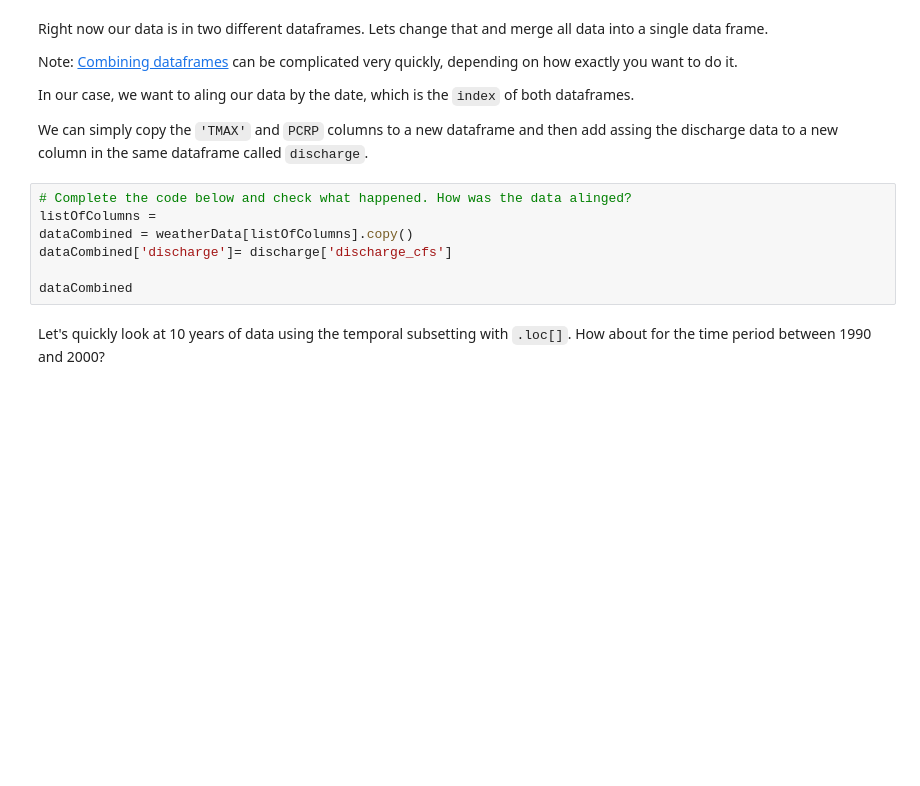
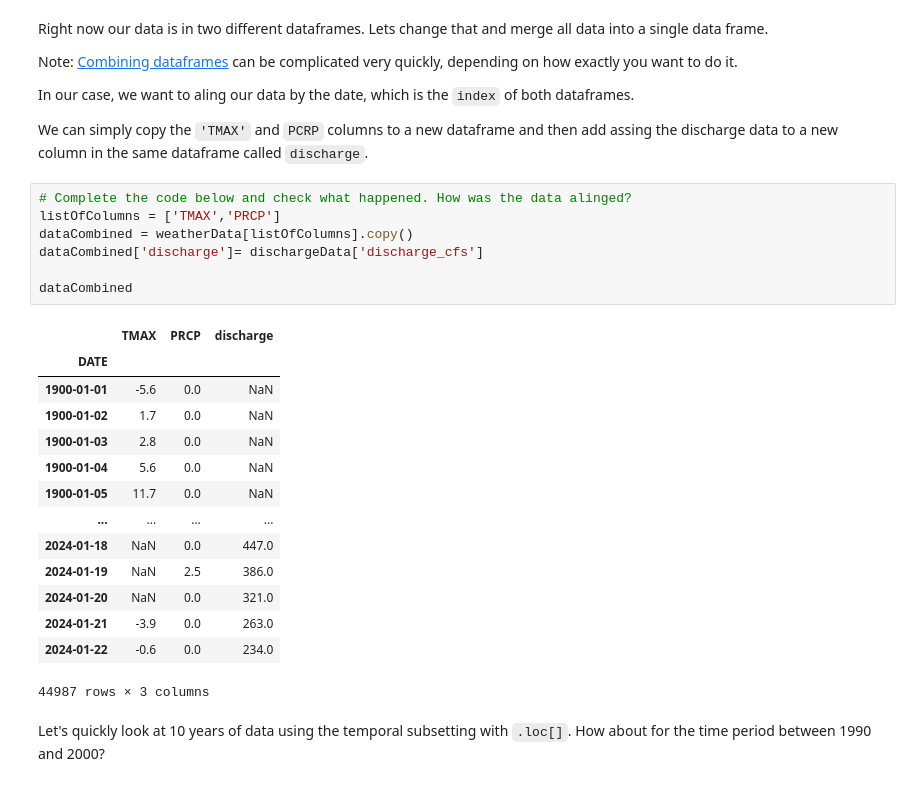
Before and after one commit to reggiewilcox/ISAT420_Code, a Jupyter notebook: W4_1_ClimateData/code/aggregatingData.ipynb, the cells around one changed output. Cells and saved outputs as stored; diff of their text form; blank space fills up the shorter version.

```diff
--- a/W4_1_ClimateData/code/aggregatingData.ipynb
+++ b/W4_1_ClimateData/code/aggregatingData.ipynb
@@ -55,11 +85,26 @@ In our case, we want to aling our data by the date, which is the `index` of both
 We can simply copy the `'TMAX'` and `PCRP` columns to a new dataframe and then add assing the discharge data to a new column in the same dataframe called `discharge`.
 # %%
 # Complete the code below and check what happened. How was the data alinged?
-listOfColumns =
+listOfColumns = ['TMAX','PRCP']
 dataCombined = weatherData[listOfColumns].copy()
-dataCombined['discharge']= discharge['discharge_cfs']
+dataCombined['discharge']= dischargeData['discharge_cfs']
 
 dataCombined
+# %% [output]
+|  | TMAX | PRCP | discharge |
+| DATE |  |  |  |
+| 1900-01-01 | -5.6 | 0.0 | NaN |
+| 1900-01-02 | 1.7 | 0.0 | NaN |
+| 1900-01-03 | 2.8 | 0.0 | NaN |
+| 1900-01-04 | 5.6 | 0.0 | NaN |
+| 1900-01-05 | 11.7 | 0.0 | NaN |
+| ... | ... | ... | ... |
+| 2024-01-18 | NaN | 0.0 | 447.0 |
+| 2024-01-19 | NaN | 2.5 | 386.0 |
+| 2024-01-20 | NaN | 0.0 | 321.0 |
+| 2024-01-21 | -3.9 | 0.0 | 263.0 |
+| 2024-01-22 | -0.6 | 0.0 | 234.0 |
+44987 rows × 3 columns
 # %% [markdown]
 Let's quickly look at 10 years of data using the temporal subsetting with `.loc[]`. How about for the time period between 1990 and 2000?
 # %%
```
Also changed, not shown: parts of 6 cells of this notebook, 1 other file.
